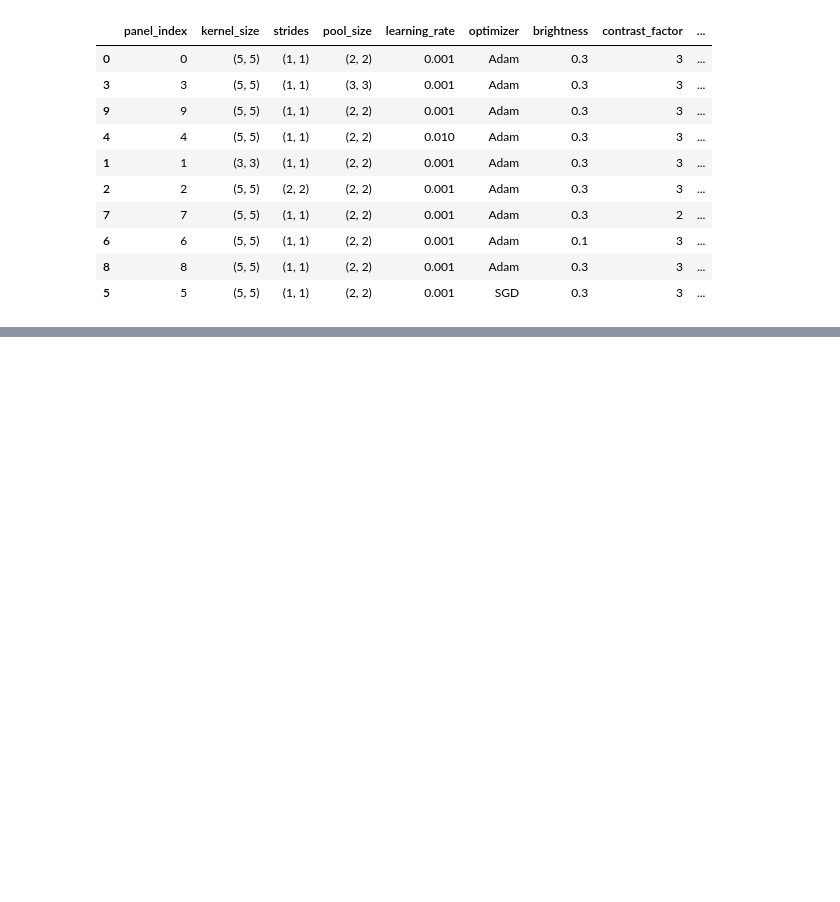
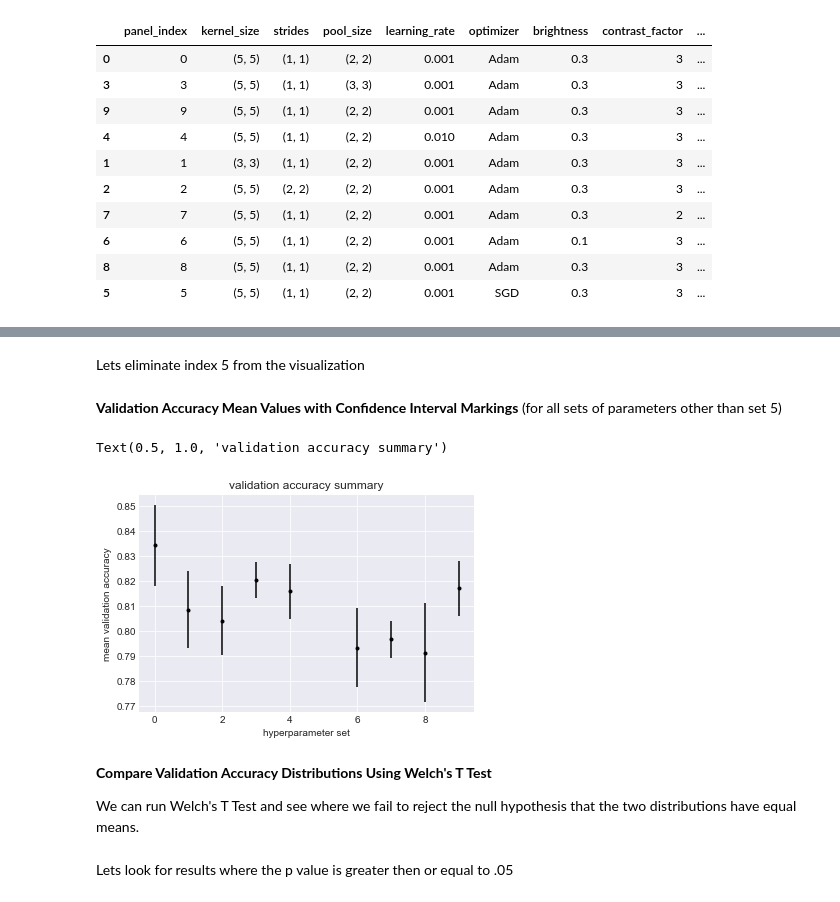
Before and after one commit to RERobbins/mids_w207_summer_22_Richard_Robbins, a Jupyter notebook: submissions/results_analysis.ipynb, the cells around one changed output, grey strips where cells are left out. Drawn from its saved outputs; the diff is of its cells as text; code cells hidden in the pictures; blank space fills up the shorter version.

```diff
--- a/submissions/results_analysis.ipynb
+++ b/submissions/results_analysis.ipynb
@@ -190,0 +343,21 @@ df.groupby(
+# %% [markdown]
+Lets eliminate index 5 from the visualization
+# %%
+x=x[:-1]
+y=y[:-1]
+dy=dy[:-1]
+# %% [markdown]
+**Validation Accuracy Mean Values with Confidence Interval Markings**
+(for all sets of parameters other than set 5)
+# %%
+plt.errorbar(x, y, yerr=dy, fmt='.k')
+plt.xlabel("hyperparameter set")
+plt.ylabel("mean validation accuracy")
+plt.title("validation accuracy summary")
+# %% [output]
+Text(0.5, 1.0, 'validation accuracy summary')
+[figure, added]
+# %% [markdown]
+**Compare Validation Accuracy Distributions Using Welch's T Test**
+
+We can run Welch's T Test and see where we fail to reject the null hypothesis that the two distributions have equal means.
@@ -190,0 +377,2 @@ df.groupby(
+# %% [markdown]
+Lets look for results where the p value is greater then or equal to .05
```
Also changed, not shown: parts of 19 cells of this notebook.
